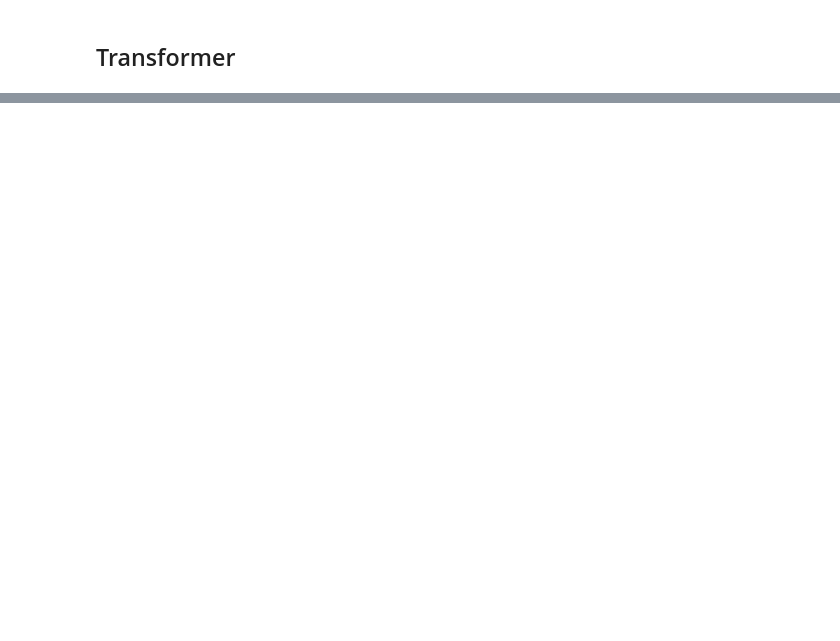
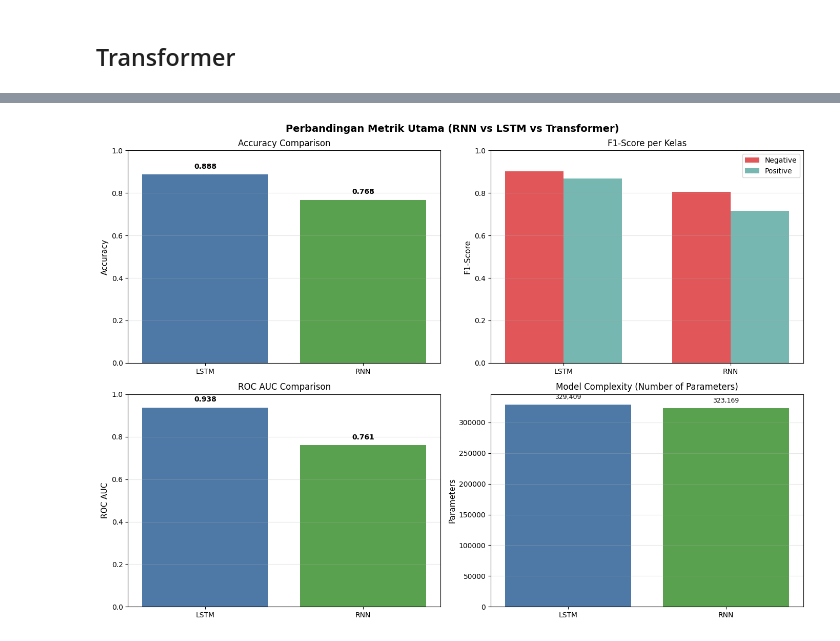
Before and after one commit to iDesxtop/Tugas-3-Transformer_Kelompok-3, a Jupyter notebook: Klasifikasi/Transformer_New.ipynb, the cells around one changed output, grey strips where cells are left out. Drawn from its saved outputs; the diff is of its cells as text; code cells hidden in the pictures; blank space fills up the shorter version.

```diff
--- a/Klasifikasi/Transformer_New.ipynb
+++ b/Klasifikasi/Transformer_New.ipynb
@@ -424,7 +497,7 @@ print(confusion_matrix(y_test, y_pred))
 ### Save Model
 # %%
 # Create models directory if not exists
-models_dir = Path("../models")
+models_dir = Path("models/")
 models_dir.mkdir(exist_ok=True)
 
 # 1. Save model (Keras format .keras - recommended)
@@ -781,0 +1072,10 @@ plt.show()
+# %%
+# Tabel 1: Ringkasan Kompleksitas Model
+print("="*70)
+print("TABEL 1: KOMPLEKSITAS MODEL")
+print("="*70)
+print(f"{'Model':<15} | {'Parameters':>12} | {'Inference Time':>15}")
+print("-"*70)
+for name in probs.keys():
+    print(f"{name:<15} | {model_params[name]:>12,} | {inference_times[name]:>12.3f}s")
+print("="*70)
@@ -781,0 +1145,55 @@ plt.show()
+# %%
+# Chart 1: Perbandingan Metrik Utama (Grid 2x2)
+fig, axes = plt.subplots(2, 2, figsize=(14, 10))
+fig.suptitle('Perbandingan Metrik Utama (RNN vs LSTM vs Transformer)', fontsize=14, fontweight='bold')
+
+# 1. Accuracy Comparison
+ax = axes[0, 0]
+bars = ax.bar(cmp_df['Model'], cmp_df['Accuracy'], color=['#4e79a7','#59a14f','#f28e2b'])
+ax.set_ylabel('Accuracy', fontsize=11)
+ax.set_title('Accuracy Comparison')
+ax.set_ylim(0, 1.0)
+ax.grid(axis='y', alpha=0.3)
+for i, (bar, val) in enumerate(zip(bars, cmp_df['Accuracy'])):
+    ax.text(bar.get_x() + bar.get_width()/2, val + 0.02, f'{val:.3f}',
+            ha='center', va='bottom', fontsize=10, fontweight='bold')
+
+# 2. F1-Score per Kelas
+ax = axes[0, 1]
+x = np.arange(len(cmp_df))
+width = 0.35
+ax.bar(x - width/2, cmp_df['F1_Neg'], width, label='Negative', color='#e15759')
+ax.bar(x + width/2, cmp_df['F1_Pos'], width, label='Positive', color='#76b7b2')
+ax.set_ylabel('F1-Score', fontsize=11)
+ax.set_title('F1-Score per Kelas')
+ax.set_xticks(x)
+ax.set_xticklabels(cmp_df['Model'])
+ax.set_ylim(0, 1.0)
+ax.legend()
+ax.grid(axis='y', alpha=0.3)
+
+# 3. ROC AUC
+ax = axes[1, 0]
+bars = ax.bar(cmp_df['Model'], cmp_df['ROC_AUC'], color=['#4e79a7','#59a14f','#f28e2b'])
+ax.set_ylabel('ROC AUC', fontsize=11)
+ax.set_title('ROC AUC Comparison')
+ax.set_ylim(0, 1.0)
+ax.grid(axis='y', alpha=0.3)
+for bar, val in zip(bars, cmp_df['ROC_AUC']):
+    ax.text(bar.get_x() + bar.get_width()/2, val + 0.02, f'{val:.3f}',
+            ha='center', va='bottom', fontsize=10, fontweight='bold')
+
+# 4. Model Complexity (Parameters)
+ax = axes[1, 1]
+bars = ax.bar(cmp_df['Model'], cmp_df['Params'], color=['#4e79a7','#59a14f','#f28e2b'])
+ax.set_ylabel('Parameters', fontsize=11)
+ax.set_title('Model Complexity (Number of Parameters)')
+ax.grid(axis='y', alpha=0.3)
+for bar, val in zip(bars, cmp_df['Params']):
+    ax.text(bar.get_x() + bar.get_width()/2, val + max(cmp_df['Params'])*0.02,
+            f'{val:,}', ha='center', va='bottom', fontsize=9)
+
+plt.tight_layout()
+plt.show()
+# %% [output]
+[figure, added]
```
Also changed, not shown: parts of 40 cells of this notebook, 10 other files.
